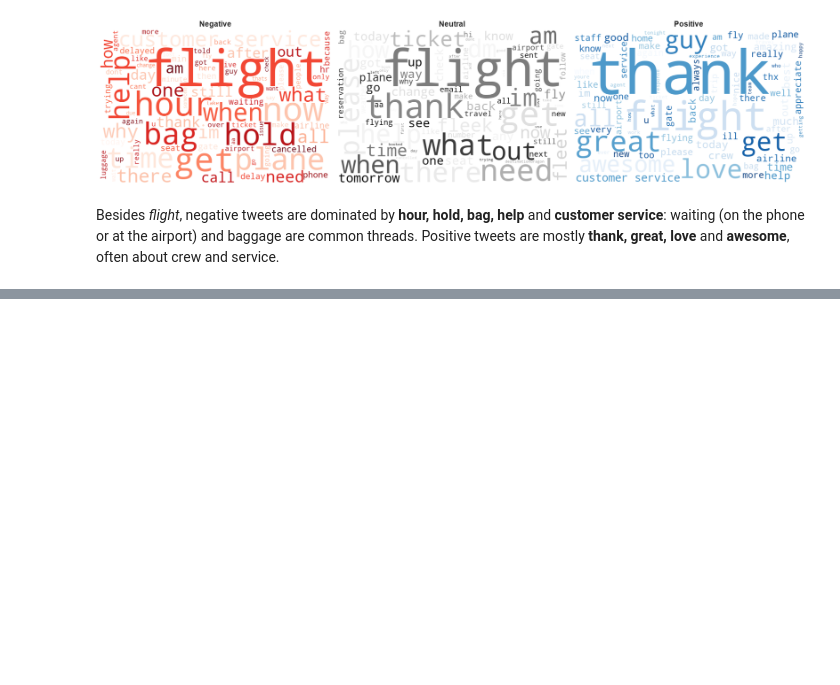
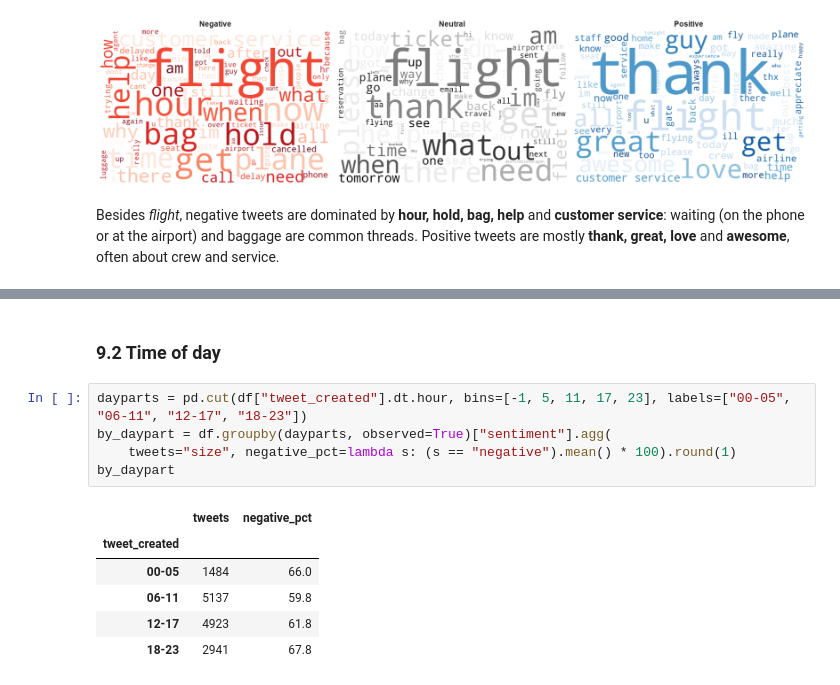
Before and after one commit to antarezQ/sentiment-analysis-dashboard, a Jupyter notebook: notebooks/01_eda.ipynb, the cells around one changed output, grey strips where cells are left out. Drawn from its saved outputs; the diff is of its cells as text; blank space fills up the shorter version.

```diff
--- a/notebooks/01_eda.ipynb
+++ b/notebooks/01_eda.ipynb
@@ -379,0 +420,14 @@ Besides *flight*, negative tweets are dominated by **hour, hold, bag, help** and
+# %% [markdown]
+### 9.2 Time of day
+# %%
+dayparts = pd.cut(df["tweet_created"].dt.hour, bins=[-1, 5, 11, 17, 23], labels=["00-05", "06-11", "12-17", "18-23"])
+by_daypart = df.groupby(dayparts, observed=True)["sentiment"].agg(
+    tweets="size", negative_pct=lambda s: (s == "negative").mean() * 100).round(1)
+by_daypart
+# %% [output]
+|  | tweets | negative_pct |
+| tweet_created |  |  |
+| 00-05 | 1484 | 66.0 |
+| 06-11 | 5137 | 59.8 |
+| 12-17 | 4923 | 61.8 |
+| 18-23 | 2941 | 67.8 |
```
Also changed, not shown: parts of 13 cells of this notebook.
